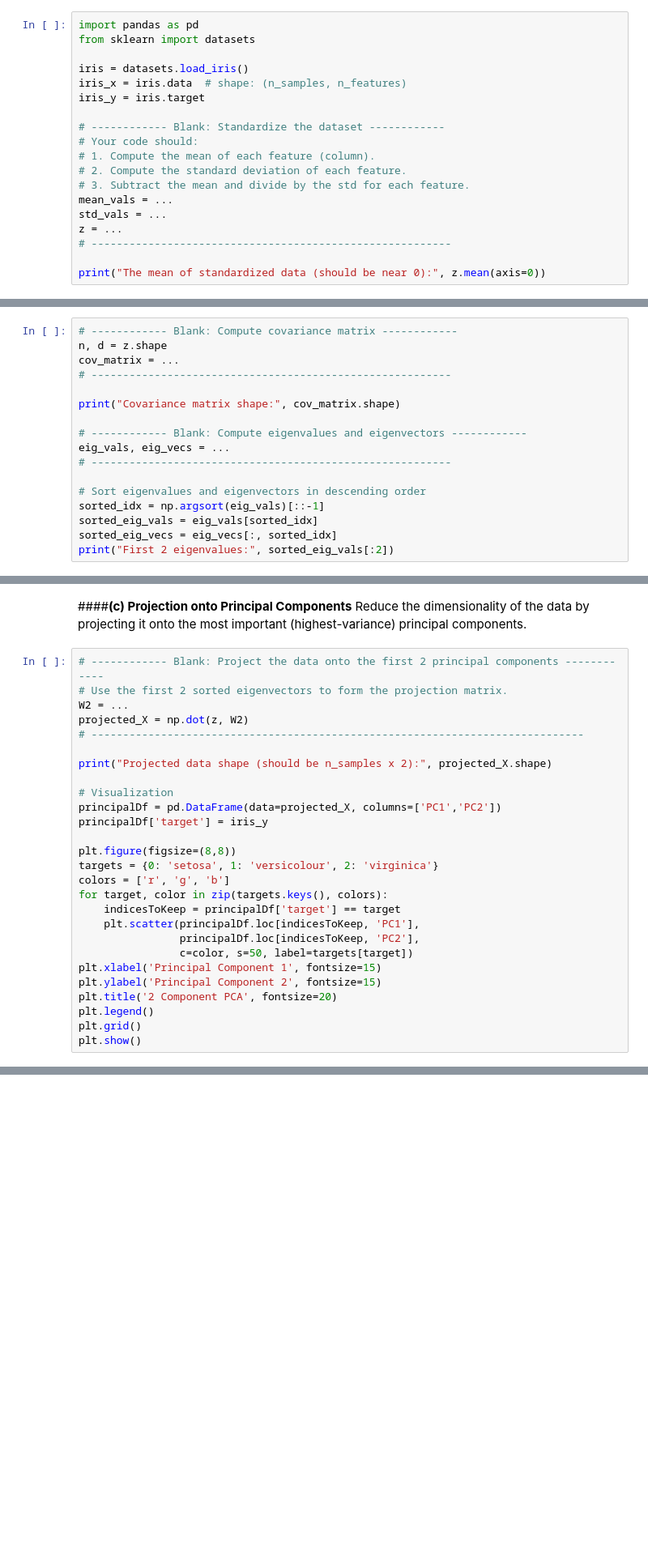
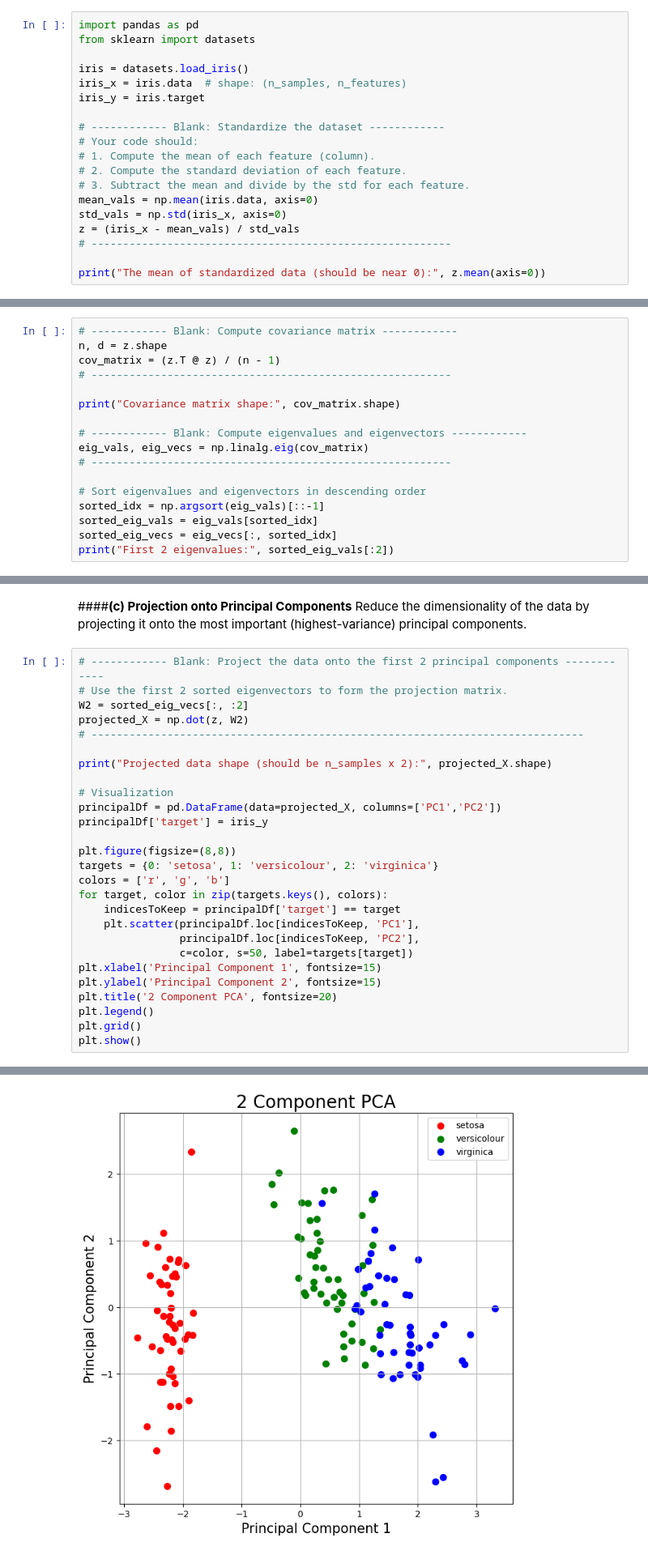
Before and after one commit to hanes1207/machine_learning_basics_and_practices, a Jupyter notebook: Assignment1/Assignment1_Part1.ipynb, the cells around one changed output, grey strips where cells are left out. Shown at 81% size. Cells and saved outputs as stored; diff of their text form; blank space fills up the shorter version.

```diff
--- a/Assignment1/Assignment1_Part1.ipynb
+++ b/Assignment1/Assignment1_Part1.ipynb
@@ -347,9 +346,9 @@ iris_y = iris.target
 # 1. Compute the mean of each feature (column).
 # 2. Compute the standard deviation of each feature.
 # 3. Subtract the mean and divide by the std for each feature.
-mean_vals = ...
-std_vals = ...
-z = ...
+mean_vals = np.mean(iris.data, axis=0)
+std_vals = np.std(iris_x, axis=0)
+z = (iris_x - mean_vals) / std_vals
 # ---------------------------------------------------------
 
 print("The mean of standardized data (should be near 0):", z.mean(axis=0))
@@ -359,13 +360,13 @@ Understand the relationships (variance and correlation) between features by comp
 # %%
 # ------------ Blank: Compute covariance matrix ------------
 n, d = z.shape
-cov_matrix = ...
+cov_matrix = (z.T @ z) / (n - 1)
 # ---------------------------------------------------------
 
 print("Covariance matrix shape:", cov_matrix.shape)
 
 # ------------ Blank: Compute eigenvalues and eigenvectors ------------
-eig_vals, eig_vecs = ...
+eig_vals, eig_vecs = np.linalg.eig(cov_matrix)
 # ---------------------------------------------------------
 
 # Sort eigenvalues and eigenvectors in descending order
@@ -379,7 +383,7 @@ Reduce the dimensionality of the data by projecting it onto the most important (
 # %%
 # ------------ Blank: Project the data onto the first 2 principal components ------------
 # Use the first 2 sorted eigenvectors to form the projection matrix.
-W2 = ...
+W2 = sorted_eig_vecs[:, :2]
 projected_X = np.dot(z, W2)
 # ------------------------------------------------------------------------------
 
@@ -403,3 +407,4 @@ plt.title('2 Component PCA', fontsize=20)
 plt.legend()
 plt.grid()
 plt.show()
+# %% [output]
@@ -406,3 +412,4 @@ plt.show()
+[figure, added]
 # %% [markdown]
 #### **(d) PCA via Power Iteration (Optional Advanced Task)**
 
```
Also changed, not shown: parts of 6 cells of this notebook, 1 other file.
